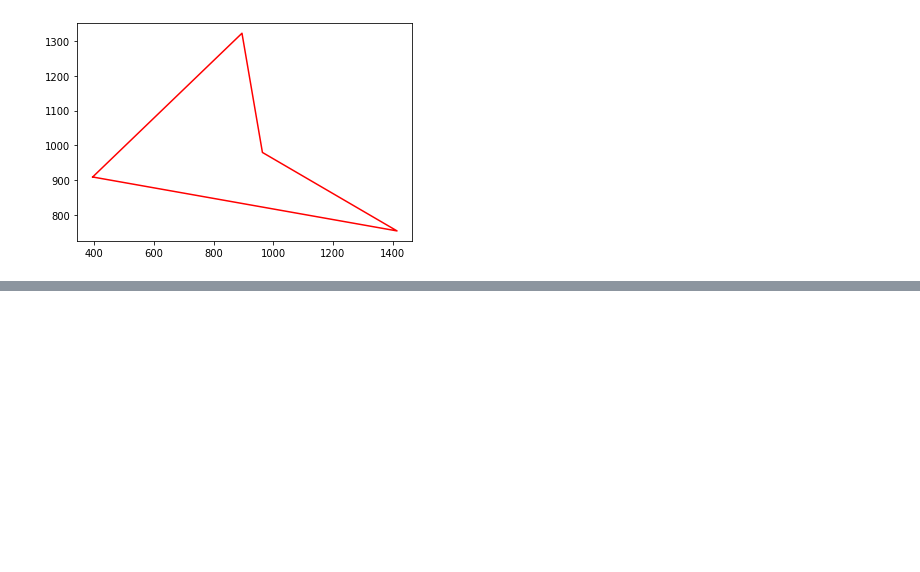
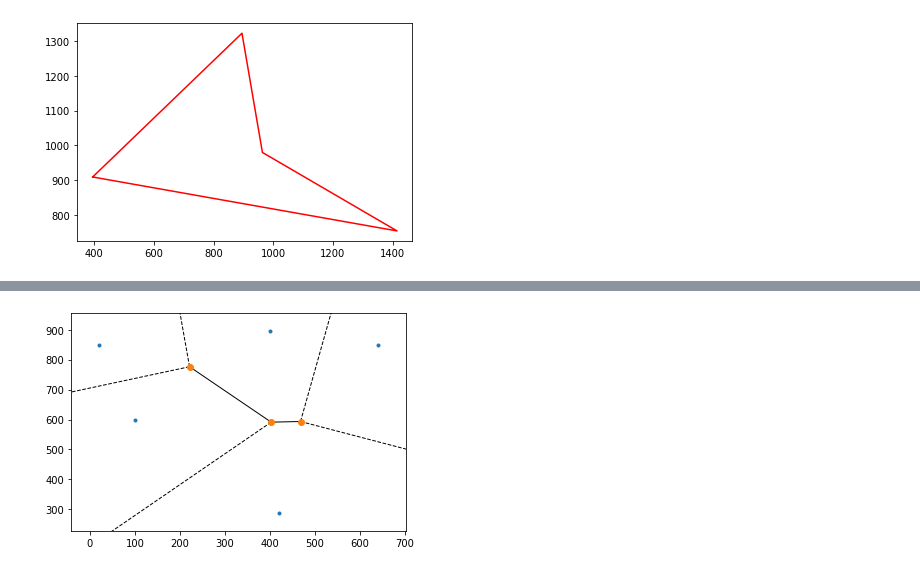
Before and after one commit to scuervo91/volumetricspy, a Jupyter notebook: docs/examples/3-Points/points.ipynb, the cells around one changed output, grey strips where cells are left out. Cells and saved outputs as stored; diff of their text form; code cells hidden in the pictures; blank space fills up the shorter version.

```diff
--- a/docs/examples/3-Points/points.ipynb
+++ b/docs/examples/3-Points/points.ipynb
@@ -136,0 +162,4 @@ plt.plot(sev[:,0],sev[:,1],'r')
+# %%
+cp1.plot_veronoi()
+# %% [output]
+[figure, added]
```
Also changed, not shown: parts of 8 cells of this notebook, 4 other files.
